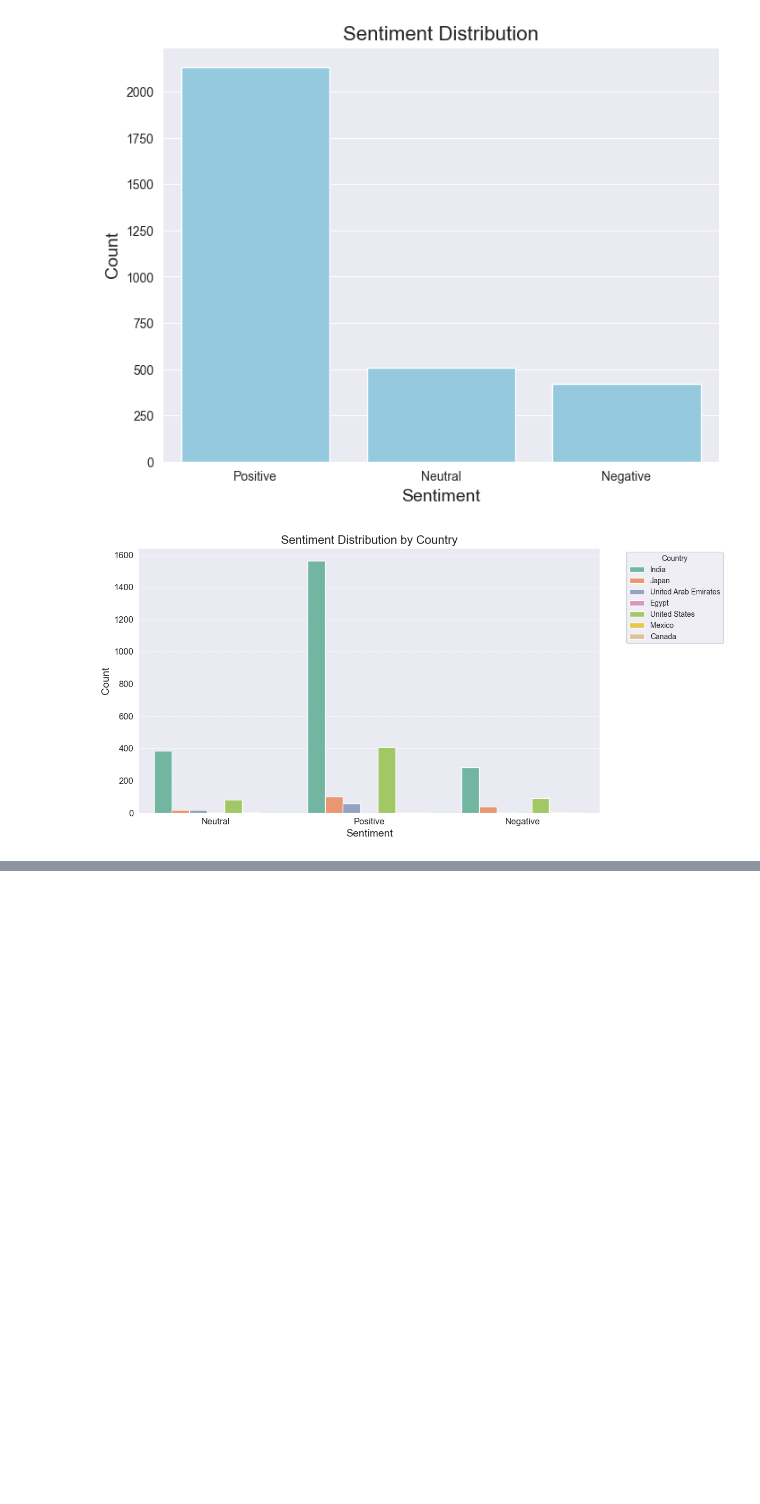
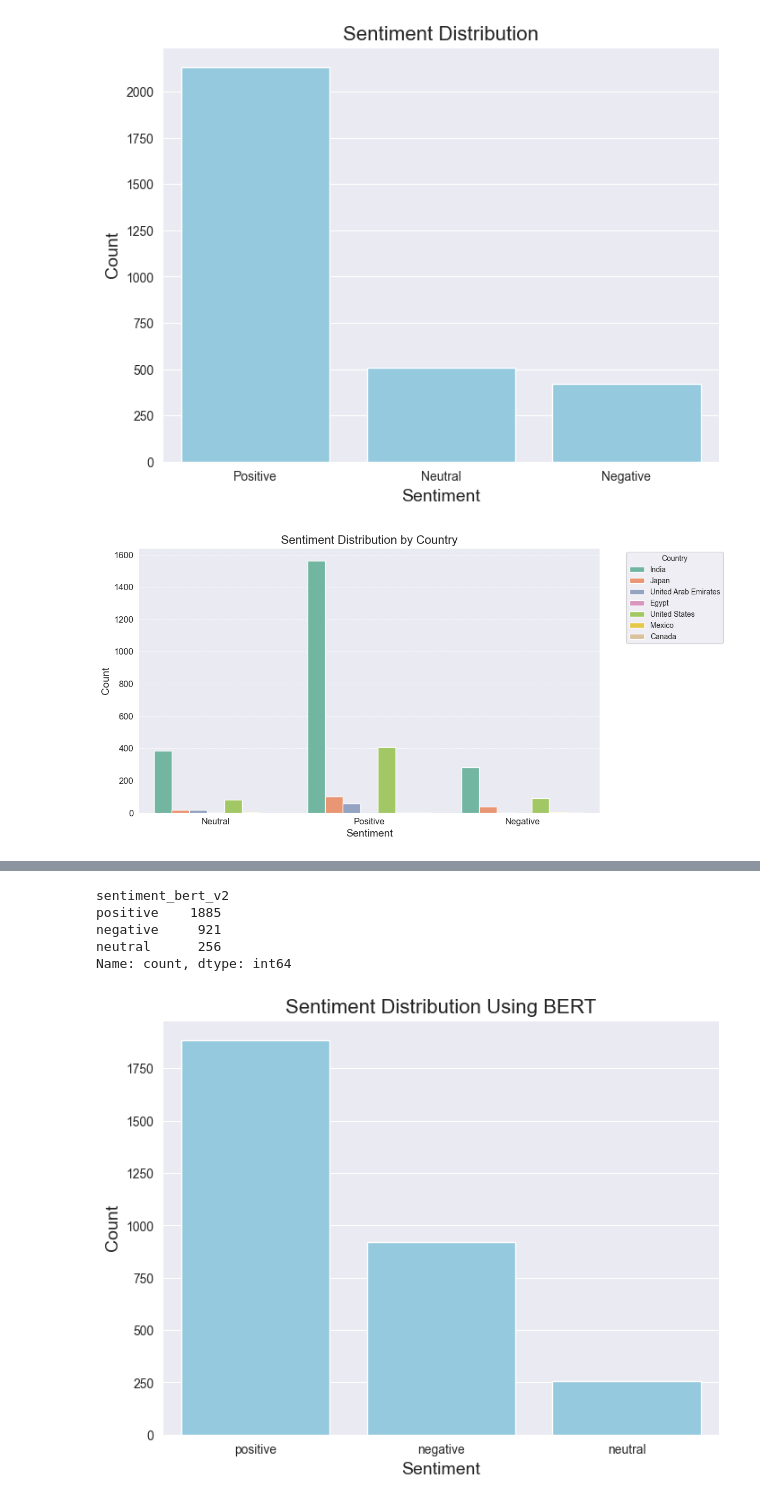
Before and after one commit to Jibincodes/SentimentAnalysis_CustomerReviews, a Jupyter notebook: src/analysis.ipynb, the cells around one changed output, grey strips where cells are left out. Cells and saved outputs as stored; diff of their text form; code cells hidden in the pictures; blank space fills up the shorter version.

```diff
--- a/src/analysis.ipynb
+++ b/src/analysis.ipynb
@@ -355,0 +463,57 @@ plt.show()
+# %%
+#with mapping to labels
+# Import the necessary libraries
+import torch
+from transformers import BertTokenizer, BertForSequenceClassification
+from torch.nn.functional import softmax
+import pandas as pd
+#Load the BERT model and tokenizer
+model_name = "nlptown/bert-base-multilingual-uncased-sentiment"
+tokenizer = BertTokenizer.from_pretrained(model_name)
+model = BertForSequenceClassification.from_pretrained(model_name)
+
+
+def classify_sentiment_bert(text):
+    # Tokenize and encode the input text
+    inputs = tokenizer(text, return_tensors="pt", truncation=True, max_length=512, padding=True)
+
+    # Perform inference
+    with torch.no_grad():
+        outputs = model(**inputs)
+
+    # Get predictions and probabilities
+    logits = outputs.logits
+    probabilities = softmax(logits, dim=-1)
+    sentiment_idx = torch.argmax(probabilities).item()
+
+    # Return sentiment and confidence
+    # nlptown/bert-base-multilingual-uncased-sentiment model has five sentiment categories
+    # but for our case, we are interested in only three categories: negative, neutral, and positive to do a easier comparison with Vader and TextBlob
+    # so we will map the five categories to three categories
+    mapping = {0: "negative", 1: "negative", 2: "neutral", 3: "positive", 4: "positive"}
+    sentiment = mapping[sentiment_idx]
+    confidence = probabilities[0][sentiment_idx].item()
+    return sentiment, confidence
+
+
+# Apply the sentiment function to your dataset
+df['sentiment_bert_v2'], df['confidence_mapped'] = zip(*df['cleaned_reviewDescription'].apply(classify_sentiment_bert))
+
+# Check sentiment counts
+sentiment_counts = df['sentiment_bert_v2'].value_counts()
+print(sentiment_counts)
+
+# Plot sentiment distribution
+plt.figure(figsize=(8, 6))
+sns.barplot(x=sentiment_counts.index, y=sentiment_counts.values, color='skyblue')
+plt.title("Sentiment Distribution Using BERT", fontsize=16)
+plt.xlabel("Sentiment", fontsize=14)
+plt.ylabel("Count", fontsize=14)
+plt.show()
+# %% [output]
+sentiment_bert_v2
+positive    1885
+negative     921
+neutral      256
+Name: count, dtype: int64
+[figure, added]
```
Also changed, not shown: parts of 11 cells of this notebook.
